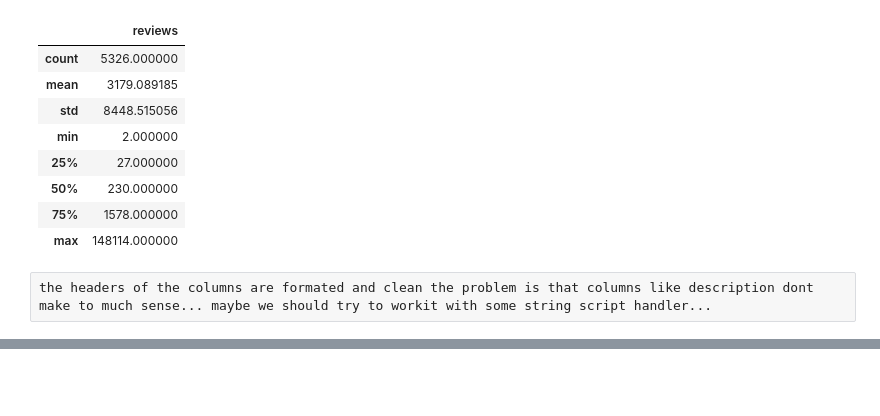
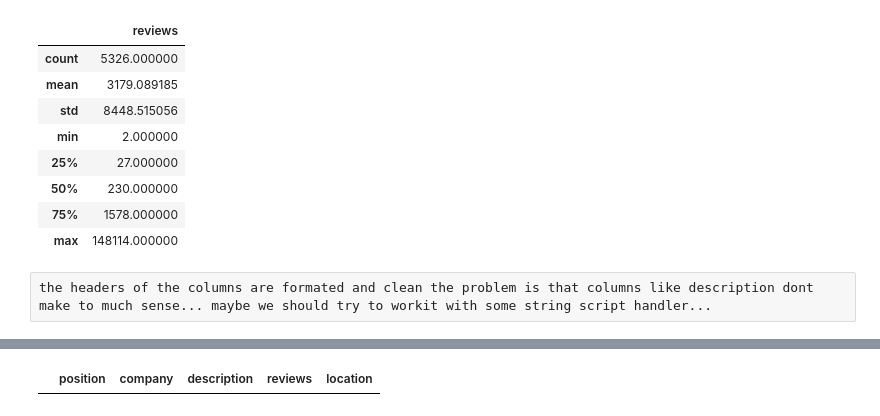
Before and after one commit to PauPerL/IronPau, a Jupyter notebook: week2/group project/project_analisis_1.ipynb, the cells around one changed output, grey strips where cells are left out. Saved outputs shown, nothing was run; the diff lists cells and outputs as text; code cells hidden in the pictures; blank space fills up the shorter version.

```diff
--- a/week2/group project/project_analisis_1.ipynb
+++ b/week2/group project/project_analisis_1.ipynb
@@ -65,0 +88,4 @@ the headers of the columns are formated and clean the problem is that columns li
+# %%
+df[df['location']=='Austin*']
+# %% [output]
+|  | position | company | description | reviews | location |
```
Also changed, not shown: parts of 16 cells of this notebook, 16 other files.
